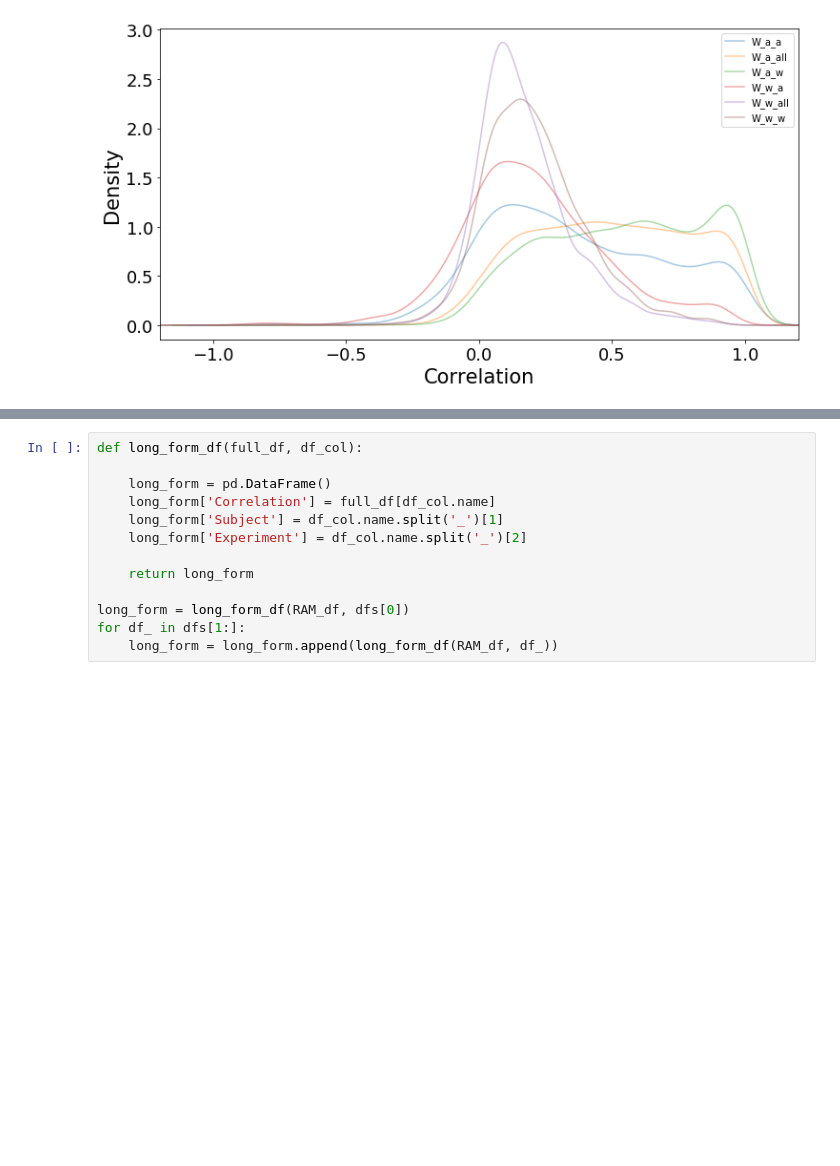
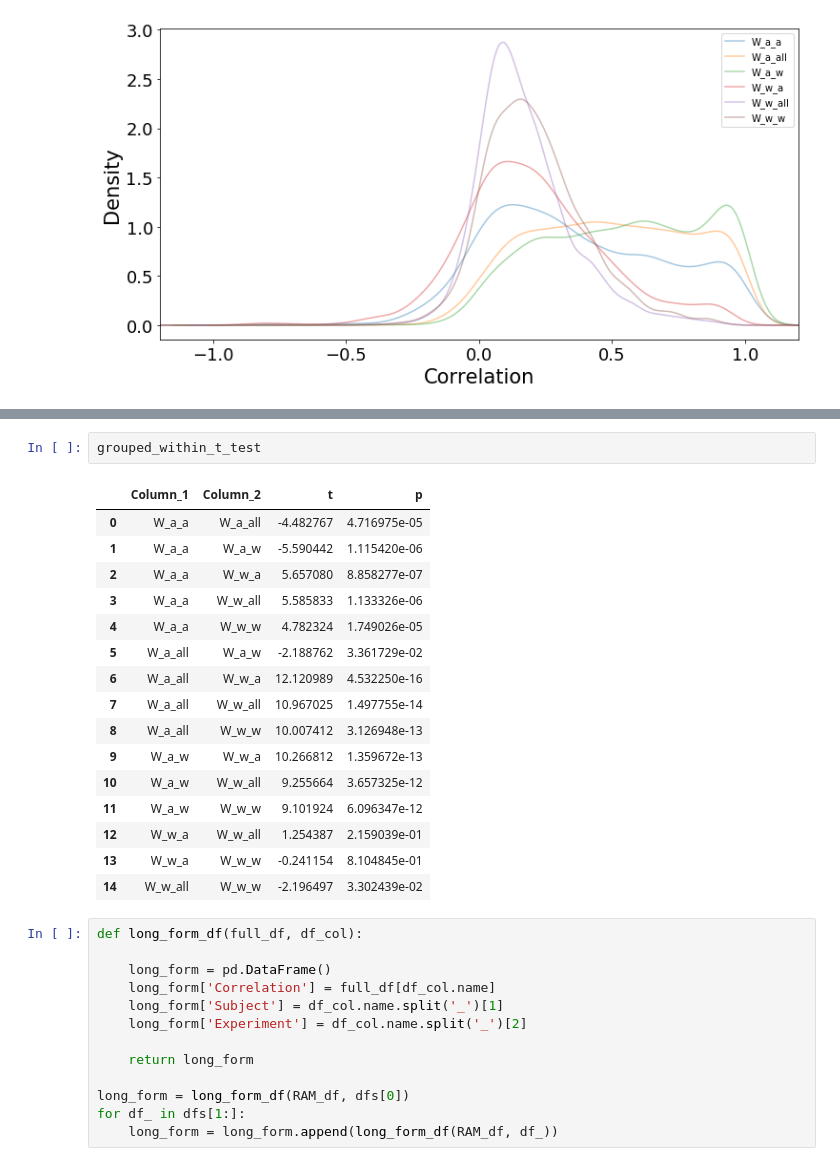
Before and after one commit to ContextLab/supereeg_paper, a Jupyter notebook: paper_figs/code/supplemental.ipynb, the cells around one changed output, grey strips where cells are left out. Drawn from its saved outputs; the diff is of its cells as text; blank space fills up the shorter version.

```diff
--- a/paper_figs/code/supplemental.ipynb
+++ b/paper_figs/code/supplemental.ipynb
@@ -129,3 +186,22 @@ plt.savefig(outfile)
+# %%
+grouped_within_t_test
+# %% [output]
+|  | Column_1 | Column_2 | t | p |
+| 0 | W_a_a | W_a_all | -4.482767 | 4.716975e-05 |
+| 1 | W_a_a | W_a_w | -5.590442 | 1.115420e-06 |
+| 2 | W_a_a | W_w_a | 5.657080 | 8.858277e-07 |
+| 3 | W_a_a | W_w_all | 5.585833 | 1.133326e-06 |
+| 4 | W_a_a | W_w_w | 4.782324 | 1.749026e-05 |
+| 5 | W_a_all | W_a_w | -2.188762 | 3.361729e-02 |
+| 6 | W_a_all | W_w_a | 12.120989 | 4.532250e-16 |
+| 7 | W_a_all | W_w_all | 10.967025 | 1.497755e-14 |
+| 8 | W_a_all | W_w_w | 10.007412 | 3.126948e-13 |
+| 9 | W_a_w | W_w_a | 10.266812 | 1.359672e-13 |
+| 10 | W_a_w | W_w_all | 9.255664 | 3.657325e-12 |
+| 11 | W_a_w | W_w_w | 9.101924 | 6.096347e-12 |
+| 12 | W_w_a | W_w_all | 1.254387 | 2.159039e-01 |
+| 13 | W_w_a | W_w_w | -0.241154 | 8.104845e-01 |
+| 14 | W_w_all | W_w_w | -2.196497 | 3.302439e-02 |
 # %%
 def long_form_df(full_df, df_col):
 
```
Also changed, not shown: parts of 10 cells of this notebook, 43 other files.
